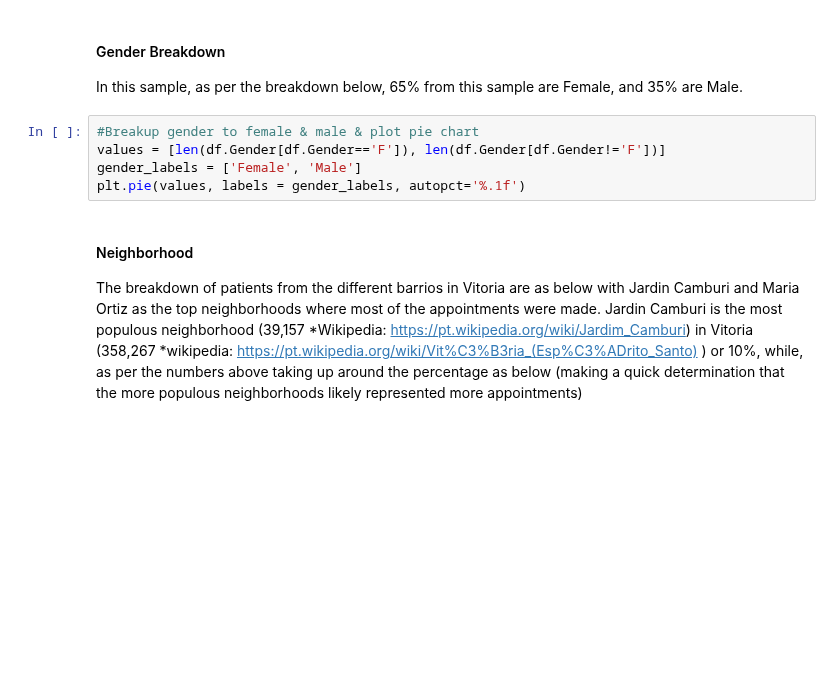
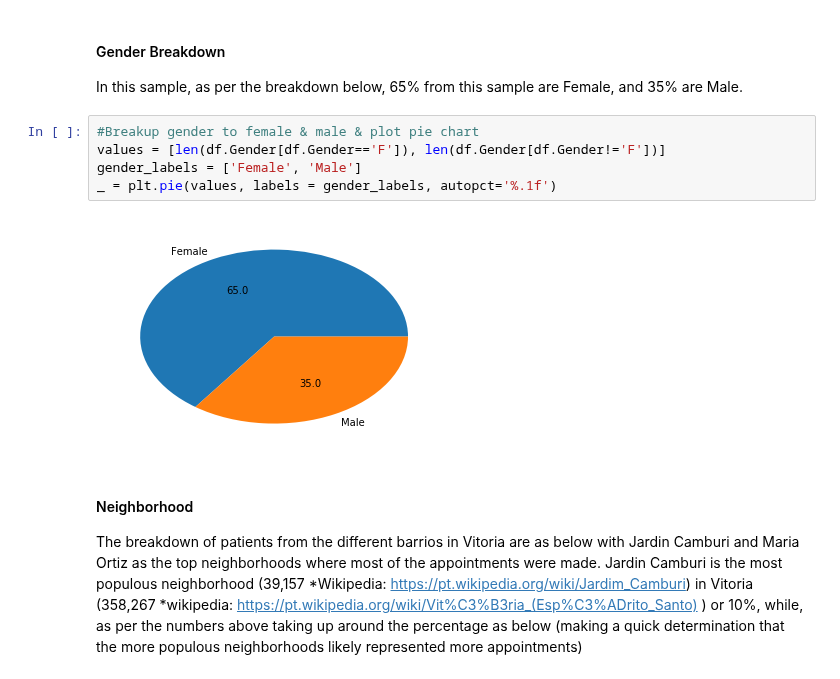
Before and after one commit to cdmorgan103/7331DataMiningNoShow, a Jupyter notebook: 7331DataMiningNoShow.ipynb, the cells around one changed output. Cells and saved outputs as stored; diff of their text form; blank space fills up the shorter version.

```diff
--- a/7331DataMiningNoShow.ipynb
+++ b/7331DataMiningNoShow.ipynb
@@ -383,8 +431,10 @@ In this sample, as per the breakdown below, 65% from this sample are Female, and
 # %%
 #Breakup gender to female & male & plot pie chart
 values = [len(df.Gender[df.Gender=='F']), len(df.Gender[df.Gender!='F'])]
 gender_labels = ['Female', 'Male']
-plt.pie(values, labels = gender_labels, autopct='%.1f')
+_ = plt.pie(values, labels = gender_labels, autopct='%.1f')
+# %% [output]
+[figure, added]
 # %% [markdown]
 #### Neighborhood
 The breakdown of patients from the different barrios in Vitoria are as below with Jardin Camburi and Maria Ortiz as the top neighborhoods where most of the appointments were made.  Jardin Camburi is the most populous neighborhood (39,157 *Wikipedia: https://pt.wikipedia.org/wiki/Jardim_Camburi) in Vitoria (358,267 *wikipedia: https://pt.wikipedia.org/wiki/Vit%C3%B3ria_(Esp%C3%ADrito_Santo) ) or 10%, while, as per the numbers above taking up around the percentage as below (making a quick determination that the more populous neighborhoods likely represented more appointments)
```
Also changed, not shown: parts of 13 cells of this notebook.
